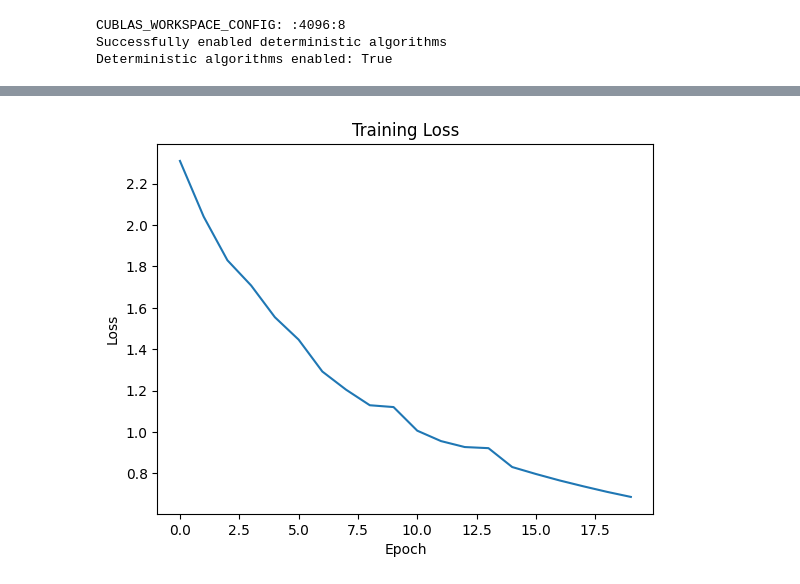
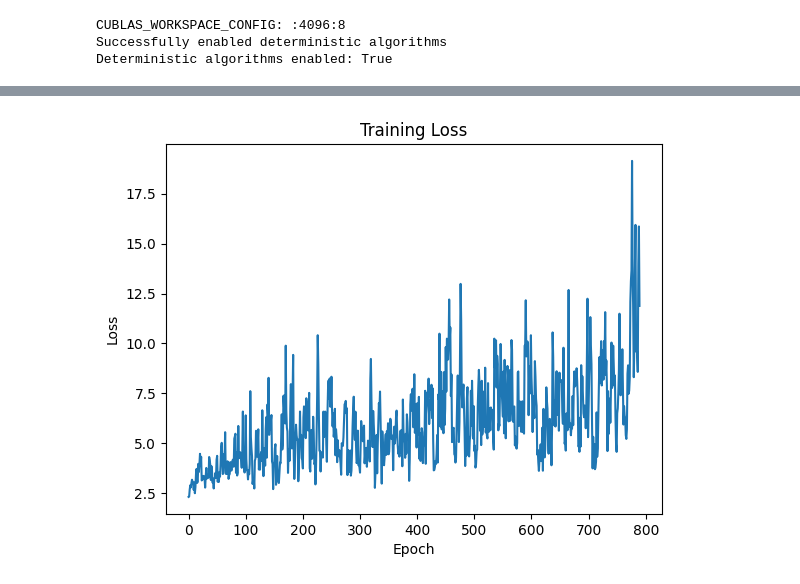
Before and after one commit to EleutherAI/tyche, a Jupyter notebook: notebooks/scratch/sgld_playground.ipynb, the cells around one changed output, grey strips where cells are left out. Saved outputs shown, nothing was run; the diff lists cells and outputs as text; code cells hidden in the pictures.

Commit message:
sgld sampler and hyperparameter sweep

```diff
--- a/notebooks/scratch/sgld_playground.ipynb
+++ b/notebooks/scratch/sgld_playground.ipynb
@@ -25,8 +25,8 @@ from tyche.convnext import load_convnext_checkpoint
 
 
 models_clean = [
-    load_convnext_checkpoint(RUNS_DIR + f"/b16pai_p001/checkpoint-{2**(step+1)}").to(
-        device
+    load_convnext_checkpoint(
+        RUNS_DIR + f"/b16pai_p001/checkpoint-{2**(step+1)}", device=device
     )
     for step in range(1)
 ]
@@ -40,4 +48,4 @@ models_clean = [
 from tyche.convnext import load_cifar10_splits_dict
 
 
-cifar10_ds = load_cifar10_splits_dict(size=1024)
+cifar10_ds = load_cifar10_splits_dict(size=1024, device=device)
@@ -271,0 +474,15 @@ Finished Training
+# %%
+import palamedes.sgld_sampler as palamedes
+
+params = palamedes.SGLDParams(
+    eps=1e-3, gamma=0, nbeta=10, batch_size=100, num_steps=1500
+)
+model = models_clean[0]
+
+sgld_dict = palamedes.sgld(
+    model,
+    params,
+    dataset=[clean_ds, clean_ds_labels],
+    cost_fn="cross_entropy",
+    device=device,
+)
@@ -272,9 +511,12 @@ Finished Training
 # %%
-# Plot the loss
-plt.plot(np.arange(len(loss_list)), loss_list)
+# plot sgld_dict["loss"]
+import matplotlib.pyplot as plt
+import numpy as np
+
+plt.plot(np.arange(len(sgld_dict["loss"])), sgld_dict["loss"])
 plt.xlabel("Epoch")
 plt.ylabel("Loss")
 plt.title("Training Loss")
 plt.show()
 # %% [output]
-[figure, old version]
+[figure, new version]
```
Also changed, not shown: parts of 26 cells of this notebook, 4 other files.
